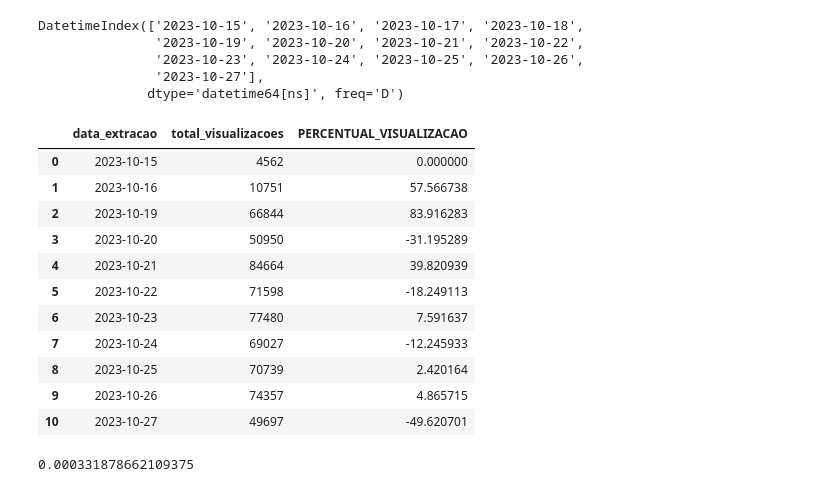
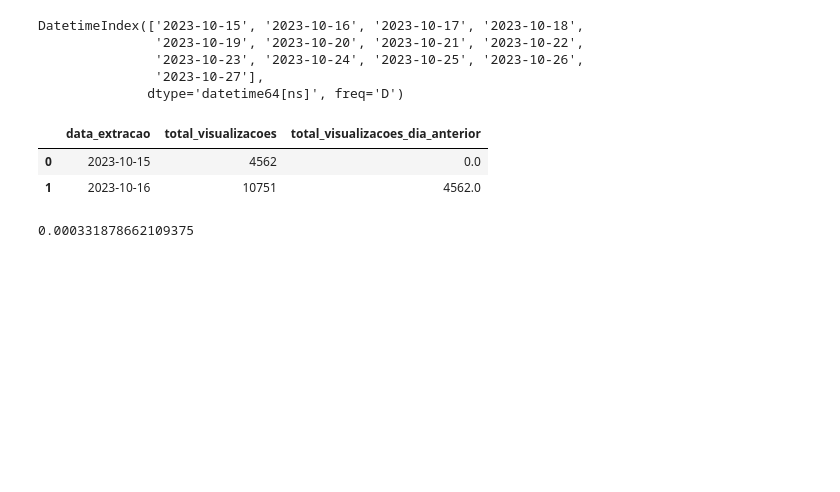
Before and after one commit to rodrigorocha1/analise_dados_youtube, a Jupyter notebook: notebooks/visualizações.ipynb, the cells around one changed output. Cells and saved outputs as stored; diff of their text form; code cells hidden in the pictures; blank space fills up the shorter version.

```diff
--- a/notebooks/visualizações.ipynb
+++ b/notebooks/visualizações.ipynb
@@ -52,7 +52,8 @@ df_result = pd.read_sql_query(
     ' total_visualizacoes_turno '
     ' FROM TOTAL_VISUALIZACOES_POR_SEMANA '
     ' where TOTAL_VISUALIZACOES_POR_SEMANA.assunto = "assunto_cities_skylines" '
-    ' AND ID_CANAL="UCrOH1V-FyMunBIMrKL0y0xQ"',
+    ' AND ID_CANAL="UCrOH1V-FyMunBIMrKL0y0xQ" '
+    ' AND  data_extracao in ("2023-10-15", "2023-10-16")',
     con=engine,
     dtype=tipos
 )
@@ -87,21 +79,12 @@ DatetimeIndex(['2023-10-15', '2023-10-16', '2023-10-17', '2023-10-18',
 # %%
 df_percentual_variacao = df_result.groupby('data_extracao') \
     .agg(total_visualizacoes=('total_visualizacoes_turno', 'sum')).reset_index()
-df_percentual_variacao['total_visualizacoes_dia_anterior'] = df_percentual_variacao['total_visualizacoes'].diff()
-df_percentual_variacao['PERCENTUAL_VISUALIZACAO'] = (df_percentual_variacao['total_visualizacoes_dia_anterior'] / df_percentual_variacao['total_visualizacoes']) * 100
+df_percentual_variacao['total_visualizacoes_dia_anterior'] = df_percentual_variacao['total_visualizacoes'].shift(1)
+# df_percentual_variacao['PERCENTUAL_VISUALIZACAO'] = (df_percentual_variacao['total_visualizacoes_dia_anterior'] / df_percentual_variacao['total_visualizacoes']) * 100
 df_percentual_variacao.fillna(0, inplace=True)
-df_percentual_variacao.drop('total_visualizacoes_dia_anterior', axis=1, inplace=True)
+# df_percentual_variacao.drop('total_visualizacoes_dia_anterior', axis=1, inplace=True)
 df_percentual_variacao.head(25)
 # %% [output]
-|  | data_extracao | total_visualizacoes | PERCENTUAL_VISUALIZACAO |
-| 0 | 2023-10-15 | 4562 | 0.000000 |
-| 1 | 2023-10-16 | 10751 | 57.566738 |
-| 2 | 2023-10-19 | 66844 | 83.916283 |
-| 3 | 2023-10-20 | 50950 | -31.195289 |
-| 4 | 2023-10-21 | 84664 | 39.820939 |
-| 5 | 2023-10-22 | 71598 | -18.249113 |
-| 6 | 2023-10-23 | 77480 | 7.591637 |
-| 7 | 2023-10-24 | 69027 | -12.245933 |
-| 8 | 2023-10-25 | 70739 | 2.420164 |
-| 9 | 2023-10-26 | 74357 | 4.865715 |
-| 10 | 2023-10-27 | 49697 | -49.620701 |
+|  | data_extracao | total_visualizacoes | total_visualizacoes_dia_anterior |
+| 0 | 2023-10-15 | 4562 | 0.0 |
+| 1 | 2023-10-16 | 10751 | 4562.0 |
```
Also changed, not shown: parts of 3 cells of this notebook, 7 other files.
